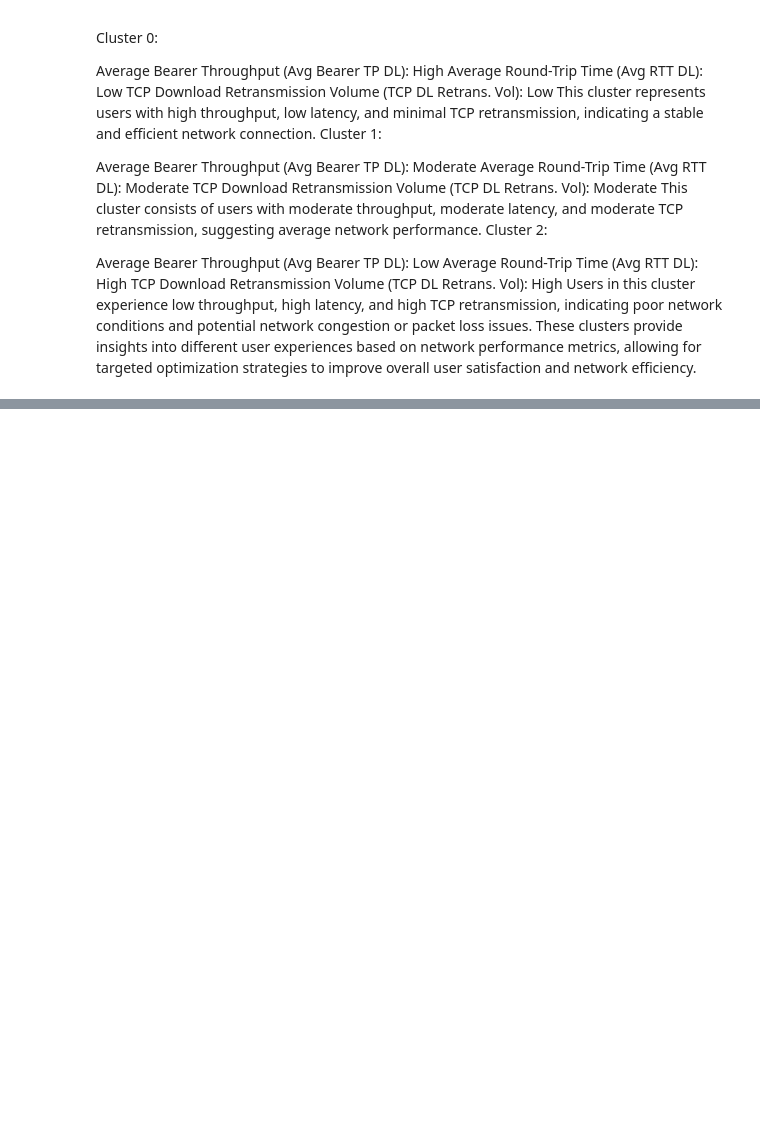
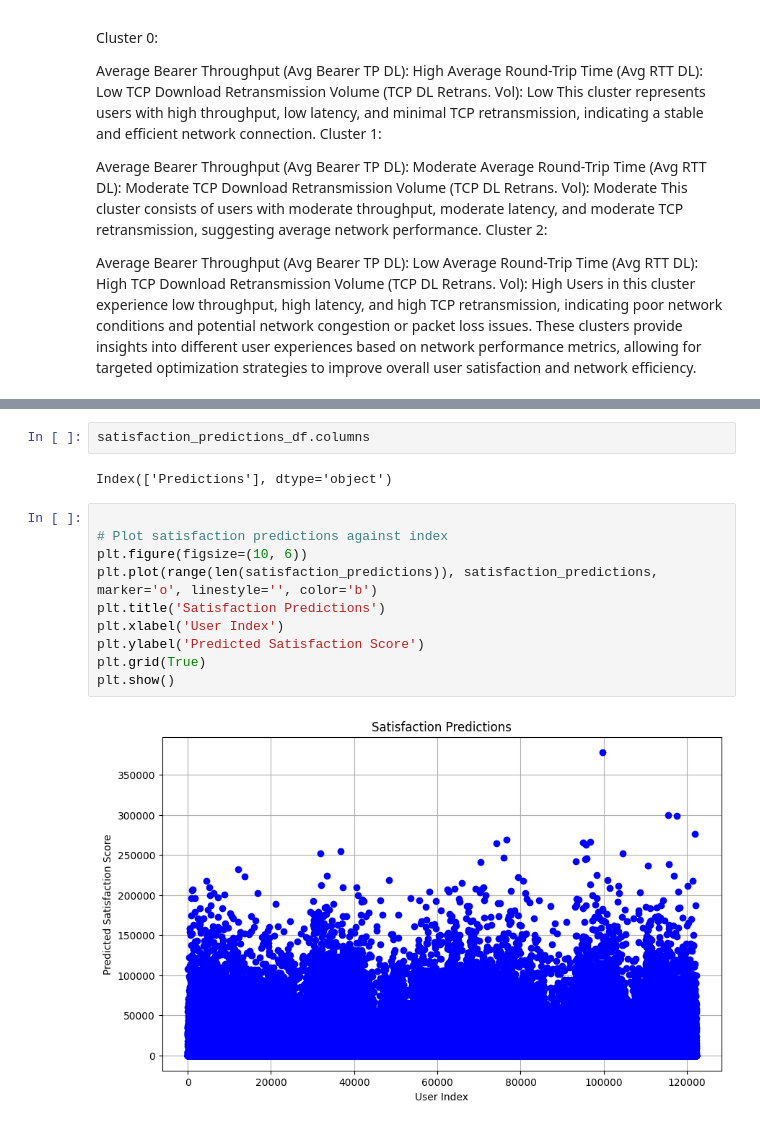
Before and after one commit to Yaadee/profitability_data_analysis, a Jupyter notebook: notebooks/EDA analysis.ipynb, the cells around one changed output, grey strips where cells are left out. Cells and saved outputs as stored; diff of their text form; blank space fills up the shorter version.

```diff
--- a/notebooks/EDA analysis.ipynb
+++ b/notebooks/EDA analysis.ipynb
@@ -1256,0 +1578,16 @@ Length of DataFrame index: 150001
+# %%
+satisfaction_predictions_df.columns
+# %% [output]
+Index(['Predictions'], dtype='object')
+# %%
+
+# Plot satisfaction predictions against index
+plt.figure(figsize=(10, 6))
+plt.plot(range(len(satisfaction_predictions)), satisfaction_predictions, marker='o', linestyle='', color='b')
+plt.title('Satisfaction Predictions')
+plt.xlabel('User Index')
+plt.ylabel('Predicted Satisfaction Score')
+plt.grid(True)
+plt.show()
+# %% [output]
+[figure, added]
```
Also changed, not shown: parts of 29 cells of this notebook, 8 other files.
